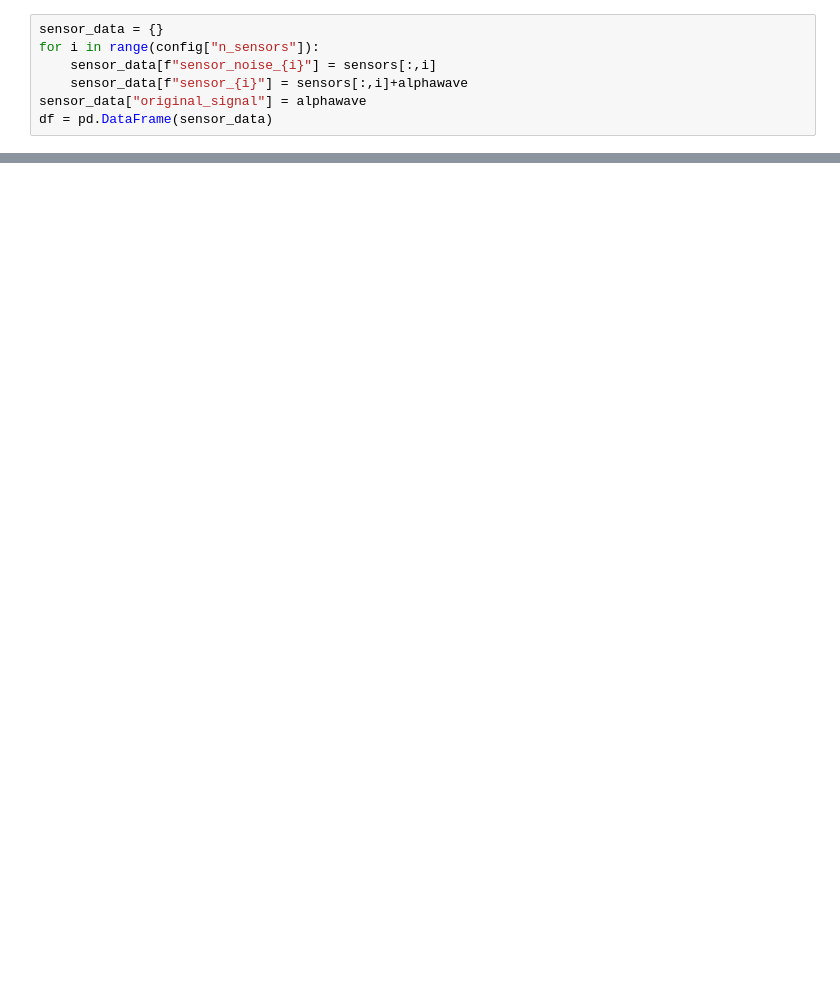
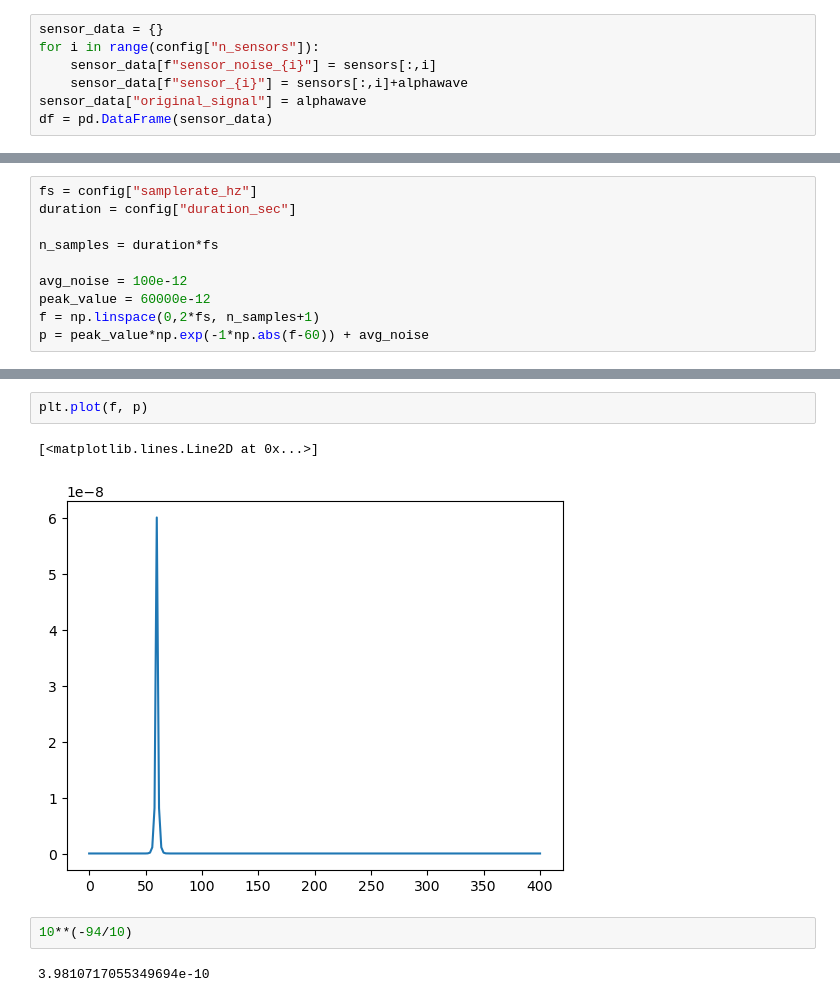
Before and after one commit to ZacharyJamesHill/MEG_noise_cancelation, a Jupyter notebook: final_noise_gen/eda.ipynb, the cells around one changed output, grey strips where cells are left out. Saved outputs shown, nothing was run; the diff lists cells and outputs as text; blank space fills up the shorter version.

```diff
--- a/final_noise_gen/eda.ipynb
+++ b/final_noise_gen/eda.ipynb
@@ -48,0 +39,10 @@ for i in range(config["n_sensors"]):
+# %%
+fs = config["samplerate_hz"]
+duration = config["duration_sec"]
+
+n_samples = duration*fs
+
+avg_noise = 100e-12
+peak_value = 60000e-12
+f = np.linspace(0,2*fs, n_samples+1)
+p = peak_value*np.exp(-1*np.abs(f-60)) + avg_noise
@@ -48,0 +57,9 @@ for i in range(config["n_sensors"]):
+# %%
+plt.plot(f, p)
+# %% [output]
+[<matplotlib.lines.Line2D at 0x...>]
+[figure, added]
+# %%
+10**(-94/10)
+# %% [output]
+3.9810717055349694e-10
```
Also changed, not shown: parts of 12 cells of this notebook, 7 other files.
